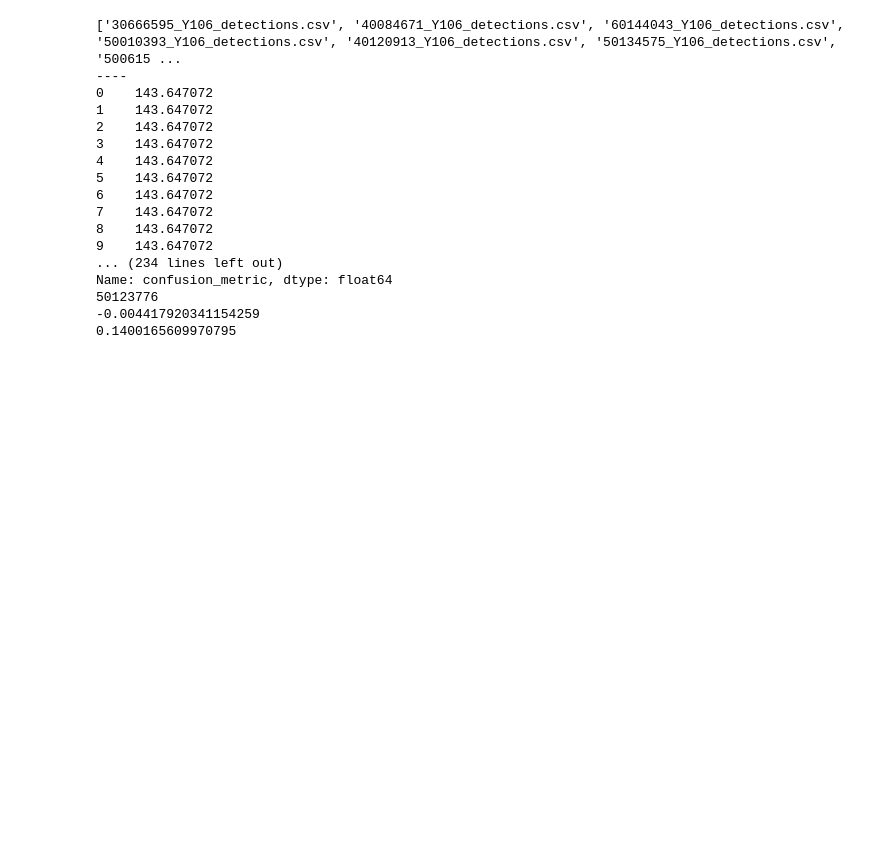
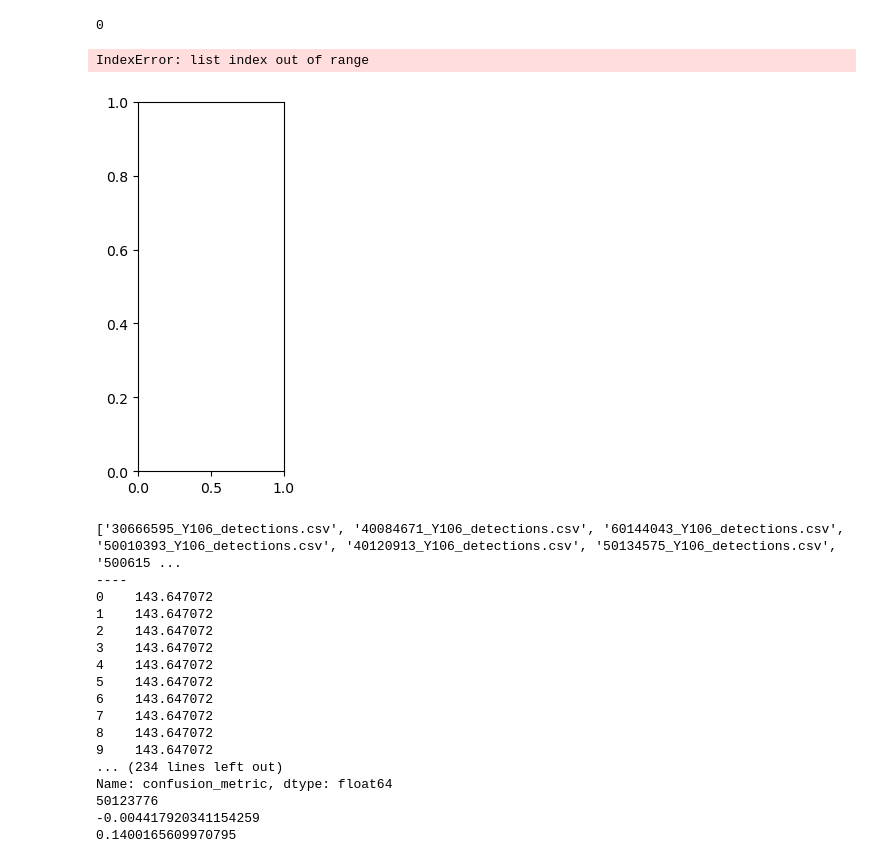
Before and after one commit to Roman-Supernova-PIT/campari, a Jupyter notebook: multiSMP_cleanslate.ipynb, the cells around one changed output. Saved outputs shown, nothing was run; the diff lists cells and outputs as text; code cells hidden in the pictures; blank space fills up the shorter version.

```diff
--- a/multiSMP_cleanslate.ipynb
+++ b/multiSMP_cleanslate.ipynb
@@ -519,3 +772,22 @@ Index(['id', 'ra', 'dec', 'host_id', 'gentype', 'model_name', 'start_mjd',
+# %%
+print(len(sn_storage))
+
+k = 1
+
+plt.subplot(1,3,1)
+plt.imshow(sn_storage[k])
+plt.colorbar()
+plt.subplot(1,3,2)
+plt.imshow(fit_sn_storage[k].reshape(11,11)*supernova[k])
+plt.colorbar()
+
+plt.subplot(1,3,3)
+plt.imshow(sn_storage[k] - fit_sn_storage[k].reshape(11,11)*supernova[k])
+plt.colorbar()
+# %% [output]
+0
+IndexError: list index out of range
+[figure, added]
 # %%
 #Cycle through the files in this directory and plot the residuals
 
```
Also changed, not shown: parts of 15 cells of this notebook, 1 other file.
